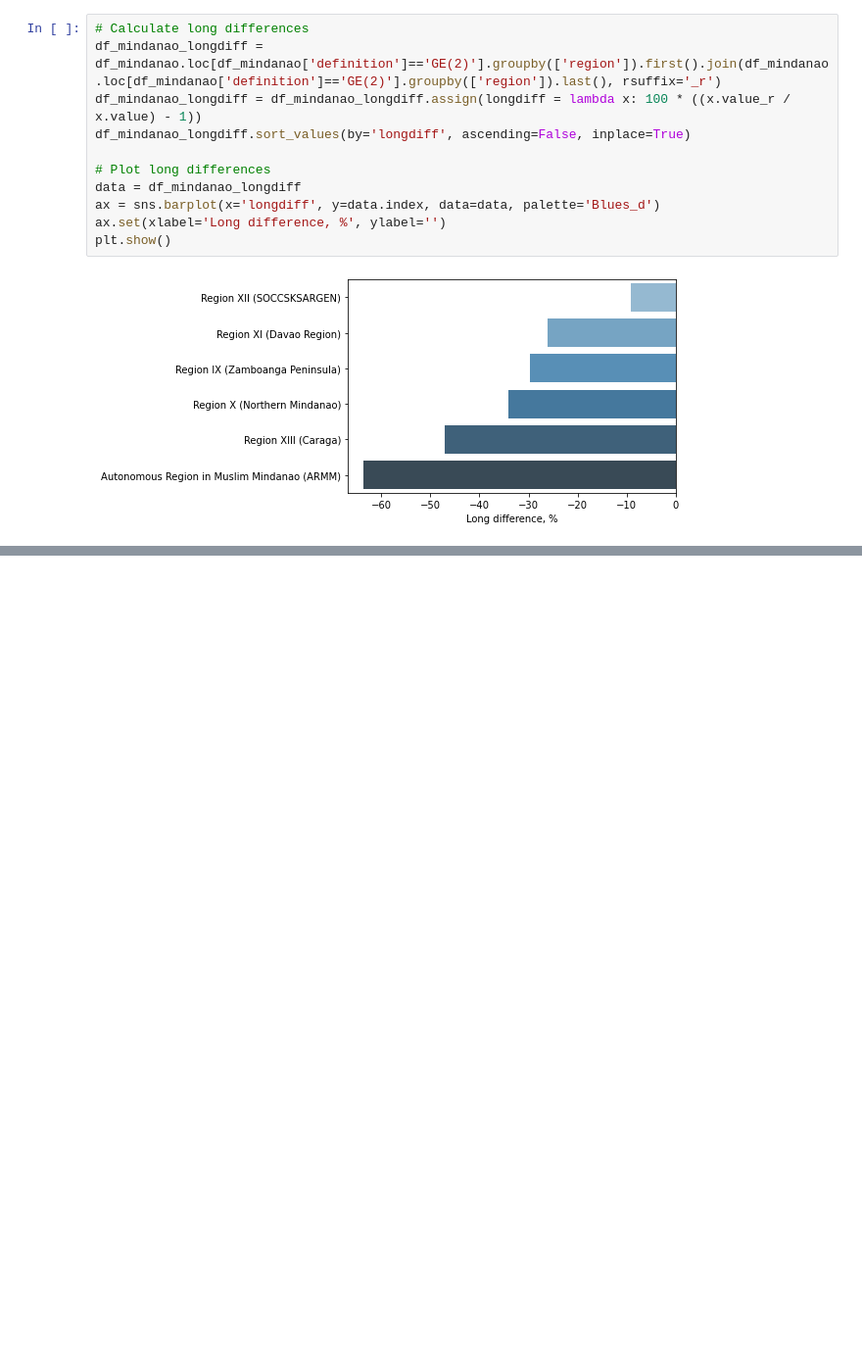
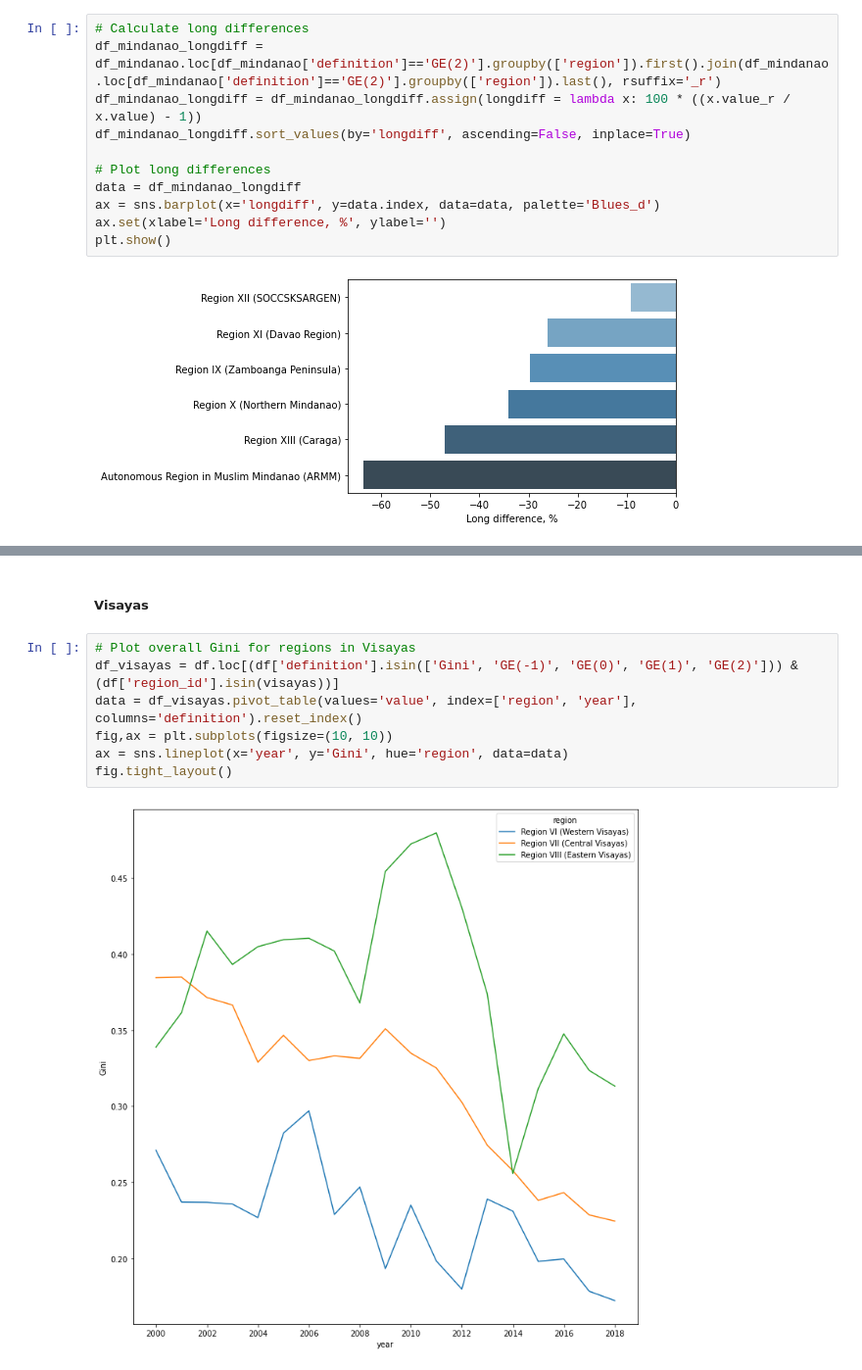
Before and after one commit to jessonpagaduan/spatial-inequality, a Jupyter notebook: spatial_inequality_eda.ipynb, the cells around one changed output, grey strips where cells are left out. Shown at 98% size. Cells and saved outputs as stored; diff of their text form; blank space fills up the shorter version.

```diff
--- a/spatial_inequality_eda.ipynb
+++ b/spatial_inequality_eda.ipynb
@@ -641,0 +767,11 @@ plt.show()
+# %% [markdown]
+##### Visayas
+# %%
+# Plot overall Gini for regions in Visayas
+df_visayas = df.loc[(df['definition'].isin(['Gini', 'GE(-1)', 'GE(0)', 'GE(1)', 'GE(2)'])) & (df['region_id'].isin(visayas))]
+data = df_visayas.pivot_table(values='value', index=['region', 'year'], columns='definition').reset_index()
+fig,ax = plt.subplots(figsize=(10, 10))
+ax = sns.lineplot(x='year', y='Gini', hue='region', data=data)
+fig.tight_layout()
+# %% [output]
+[figure, added]
```
Also changed, not shown: parts of 97 cells of this notebook.
